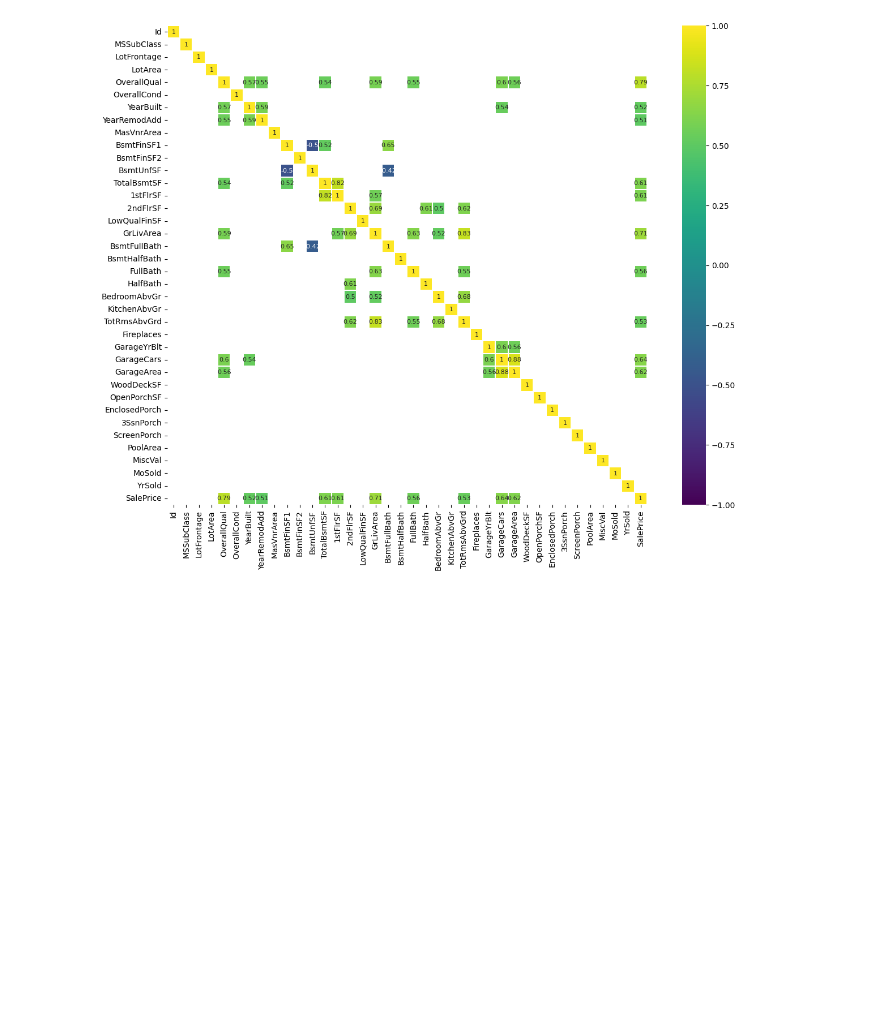
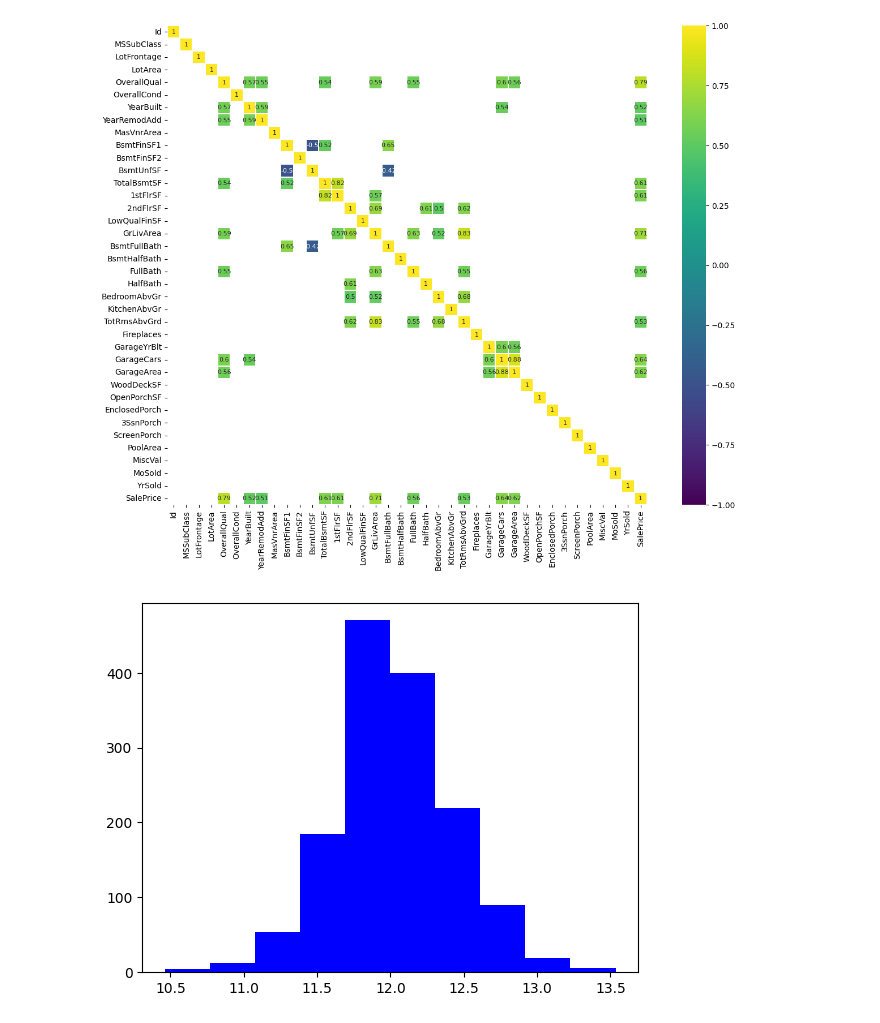
Before and after one commit to viniciusGuerras/pesquisa, a Jupyter notebook: kaggle/house-prices/notebook.ipynb, the cells around one changed output. Cells and saved outputs as stored; diff of their text form; code cells hidden in the pictures; blank space fills up the shorter version.

Commit message:
upgraded house prices

```diff
--- a/kaggle/house-prices/notebook.ipynb
+++ b/kaggle/house-prices/notebook.ipynb
@@ -119,3 +116,9 @@ sns.heatmap(corr[(corr >= 0.5) | (corr <= -0.4)],
 # %% [output]
 <Axes: >
 [figure]
+# %%
+target = np.log(train_df['SalePrice'])
+plt.hist(target, color='blue')
+plt.show()
+# %% [output]
+[figure, added]
```
Also changed, not shown: parts of 5 cells of this notebook.
